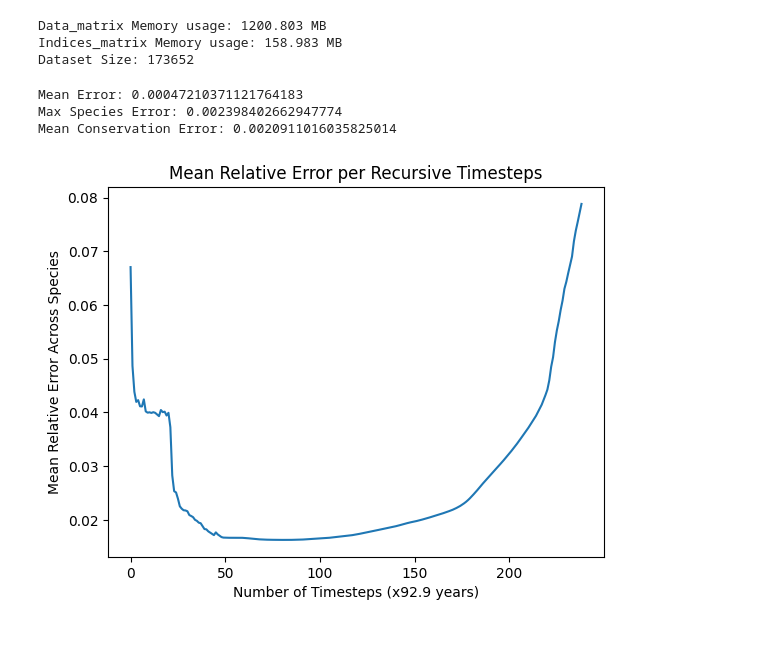
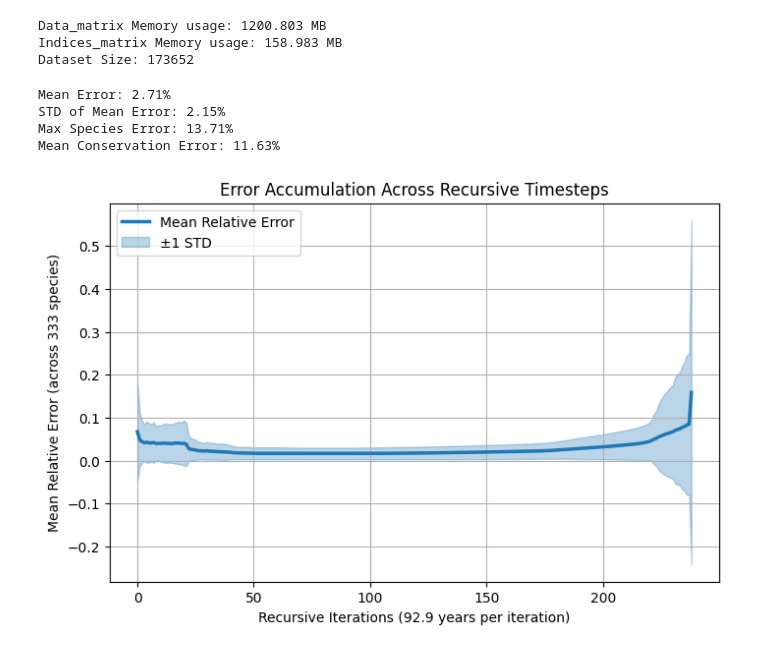
Before and after one commit to Cortega13/AstroChemNet, a Jupyter notebook: scripts/analysis/Error Analysis Emulator.ipynb, the cells around one changed output. Drawn from its saved outputs; the diff is of its cells as text; code cells hidden in the pictures.

```diff
--- a/scripts/analysis/Error Analysis Emulator.ipynb
+++ b/scripts/analysis/Error Analysis Emulator.ipynb
@@ -55,10 +55,7 @@ err = torch.zeros(
 cons_err = torch.zeros(
     EMConfig.window_size - 1, 9, device=GeneralConfig.device
 )
-inference.should_reconstruct_atomic_abundances = False
 for i, (phys, latents, targets) in enumerate(validation_dataloader):
-    if i > 0:
-        break
     latents = latents.to(GeneralConfig.device)
     targets = targets.to(GeneralConfig.device)
     targets = processing.inverse_abundances_scaling(targets)
@@ -74,21 +71,43 @@ for i, (phys, latents, targets) in enumerate(validation_dataloader):
 
 err /= len(validation_dataloader)
 # %%
-print(f"Mean Error: {err.mean().mean()}")
-print(f"Max Species Error: {err.mean(dim=0).max()}")
-print(f"Mean Conservation Error: {cons_err.mean().mean()}")
+print(f"Mean Error: {err.mean() * 100:.2f}%")
+print(f"STD of Mean Error: {err.mean(dim=0).std() * 100:.2f}%")
+print(f"Max Species Error: {err.mean(dim=0).max() * 100:.2f}%")
+print(f"Mean Conservation Error: {cons_err.mean().mean() * 100:.2f}%")
 # %% [output]
-Mean Error: 0.00047210371121764183
-Max Species Error: 0.002398402662947774
-Mean Conservation Error: 0.0020911016035825014
+Mean Error: 2.71%
+STD of Mean Error: 2.15%
+Max Species Error: 13.71%
+Mean Conservation Error: 11.63%
 # %%
+timesteps = np.arange(1, EMConfig.window_size)
+err_mean = err.mean(dim=1).cpu().numpy()
+err_std = err.std(dim=1).cpu().numpy()
+
+plt.figure(figsize=(8, 5))  # wider plot
+
 plt.plot(
-    np.arange(err.shape[0]), err.mean(dim=1).cpu().numpy(), label="Mean Relative Error"
+    timesteps,
+    err_mean,
+    label="Mean Relative Error",
+    linewidth=2.5,   # thicker line
+    color="C0"       # optional: force a consistent color
 )
-plt.title("Mean Relative Error per Recursive Timesteps")
+plt.fill_between(
+    timesteps,
+    err_mean - err_std,
+    err_mean + err_std,
+    alpha=0.3,
+    color="C0",      # match line color
+    label="±1 STD"
+)
 
-plt.xlabel("Number of Timesteps (x92.9 years)")
-plt.ylabel("Mean Relative Error Across Species")
+plt.title("Error Accumulation Across Recursive Timesteps")
+plt.grid()
+plt.xlabel("Recursive Iterations (92.9 years per iteration)")
+plt.ylabel("Mean Relative Error (across 333 species)")
+plt.legend()
 plt.show()
 # %% [output]
-[figure, old version]
+[figure, new version]
```
Also changed, not shown: parts of 4 cells of this notebook, 21 other files.
